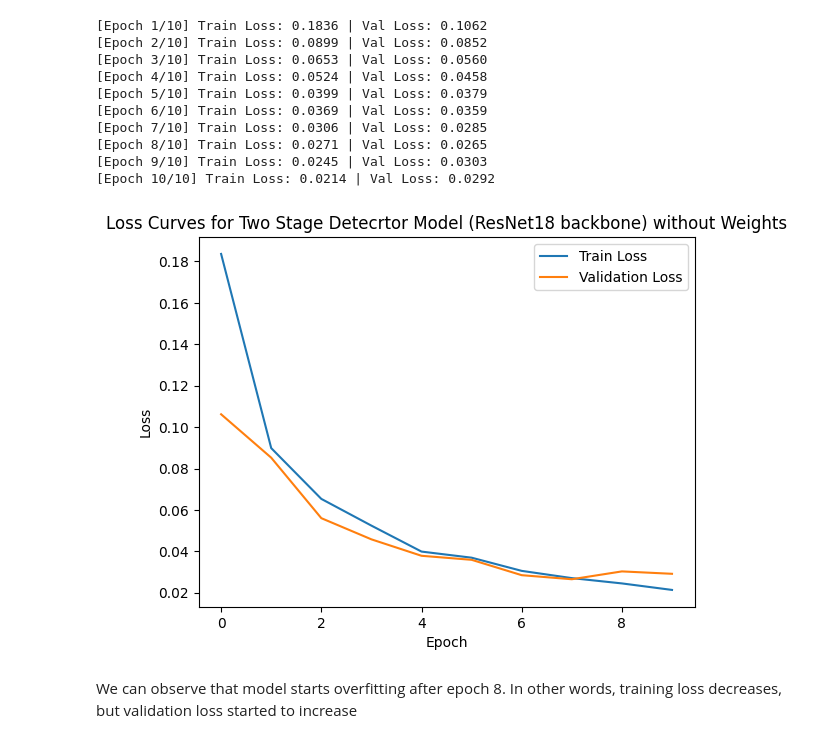
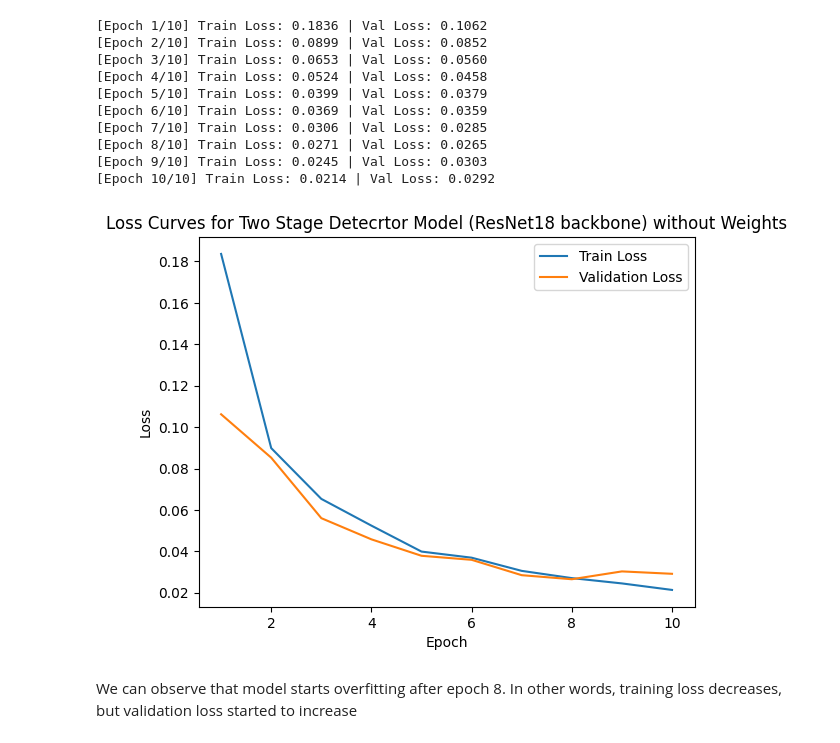
Before and after one commit to Adil7777/ObjectDetectionProject, a Jupyter notebook: model.ipynb, the cells around one changed output. Saved outputs shown, nothing was run; the diff lists cells and outputs as text; code cells hidden in the pictures.

```diff
--- a/model.ipynb
+++ b/model.ipynb
@@ -183,15 +187,15 @@ model, train_loss_no_weights, val_loss_no_weights = train_model(model, train_loa
 [Epoch 10/10] Train Loss: 0.0214 | Val Loss: 0.0292
 # %%
 epochs = range(1, 11)
-plt.plot(train_loss_no_weights, epochs, label='Train Loss')
-plt.plot(val_loss_no_weights, epochs, label='Validation Loss')
+plt.plot(epochs, train_loss_no_weights, label='Train Loss')
+plt.plot(epochs, val_loss_no_weights, label='Validation Loss')
 plt.title('Loss Curves for Two Stage Detecrtor Model (ResNet18 backbone) without Weights')
 plt.xlabel('Epoch')
 plt.ylabel('Loss')
 plt.legend()
 plt.show()
 # %% [output]
-[figure, old version]
+[figure, new version]
 # %% [markdown]
 We can observe that model starts overfitting after epoch 8. In other words, training loss decreases, but validation loss started to increase
 # %%
```
Also changed, not shown: parts of 13 cells of this notebook.
